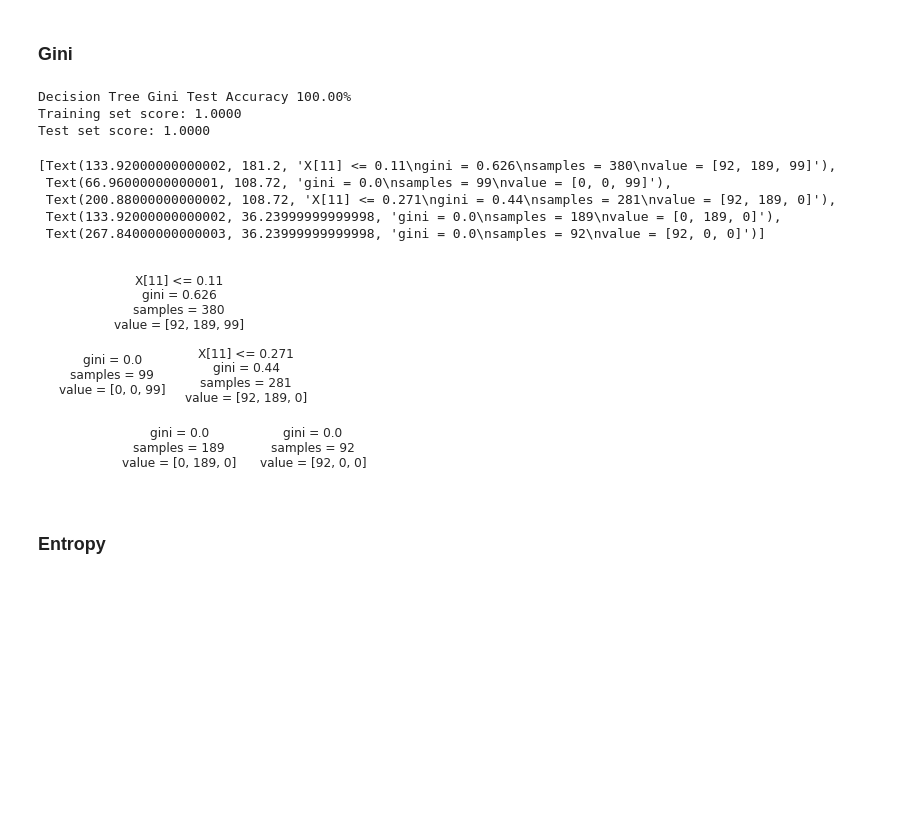
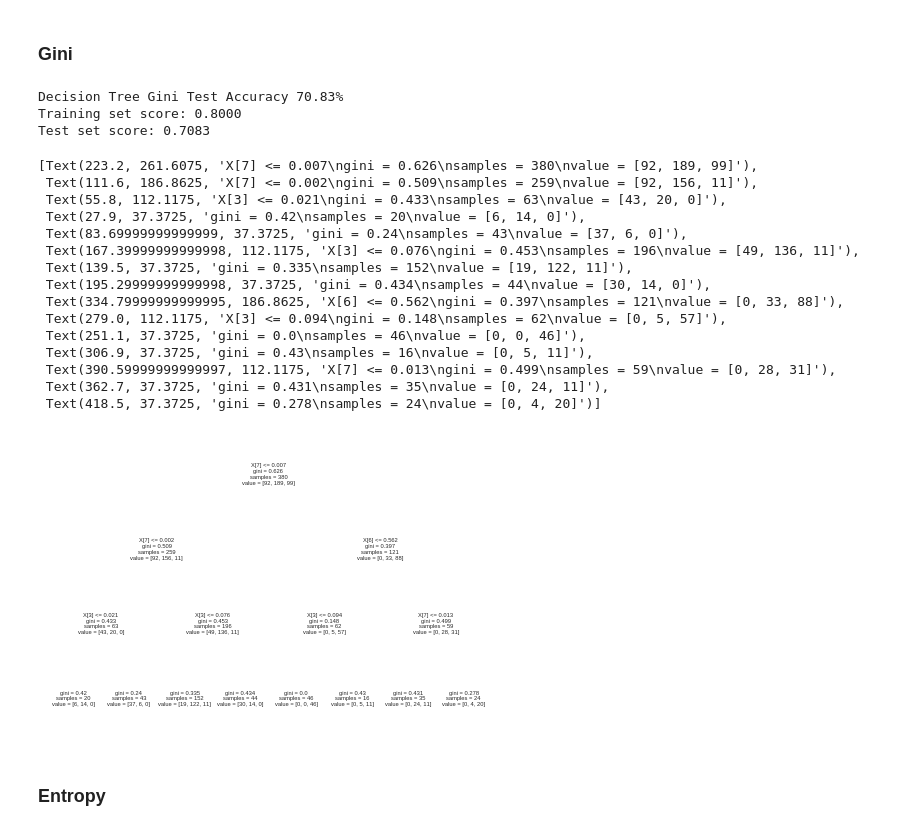
Before and after one commit to cvillarr123/marketingKPI, a Jupyter notebook: CLASIFICACION.ipynb, the cells around one changed output. Cells and saved outputs as stored; diff of their text form; code cells hidden in the pictures; blank space fills up the shorter version.

```diff
--- a/CLASIFICACION.ipynb
+++ b/CLASIFICACION.ipynb
@@ -377,0 +553,25 @@ data.head(2)
+# %%
+# Eliminar emoji
+
+# Reference : https://gist.github.com/slowkow/7a7f61f495e3dbb7e3d767f97bd7304b
+def remove_emoji(message):
+    emoji_pattern = re.compile("["
+                           u"\U0001F600-\U0001F64F"  # emoticons
+                           u"\U0001F300-\U0001F5FF"  # symbols & pictographs
+                           u"\U0001F680-\U0001F6FF"  # transport & map symbols
+                           u"\U0001F1E0-\U0001F1FF"  # flags (iOS)
+                           u"\U00002702-\U000027B0"
+                           u"\U000024C2-\U0001F251"
+                           "]+", flags=re.UNICODE)
+    return emoji_pattern.sub(r'', message)
+
+remove_emoji("Omg another Earthquake 😔😔")
+
+data['message_transformada']=data['Promoted post message'].apply(lambda x: remove_emoji(x))
+# %%
+#Eliminar  punctuation
+def remove_punct(message):
+    table=str.maketrans('','',string.punctuation)
+    return message.translate(table)
+
+data['message_transformada']=data['message_transformada'].apply(lambda x : remove_punct(x))
@@ -893,7 +1349,7 @@ Requirement already satisfied: joblib>=0.11 in /usr/local/lib/python3.7/dist-pac
 # %%
 print(x_train.columns)
-x_train_cp = x_train.drop(['Unique leads','Cost per on-Facebook lead'],axis=1 )
-x_test_cp = x_test.drop(['Unique leads','Cost per on-Facebook lead'],axis=1 )
+x_train_cp = x_train.drop(['Unique leads','Impressions', 'Reach', 'Link clicks','Cost','CTR','Cost per on-Facebook lead'],axis=1 )
+x_test_cp = x_test.drop(['Unique leads','Impressions', 'Reach', 'Link clicks','Cost','CTR','Cost per on-Facebook lead'],axis=1 )
 print(x_train_cp.columns)
 print(x_test_cp.columns)
 
@@ -1417,41 +1870,51 @@ clf_gini = DecisionTreeClassifier(criterion='gini', max_depth=3, random_state=0)
 
 
 # fit the model
-clf_gini.fit(x_train, y_train)
-acc = clf_gini.score(x_test, y_test)*100
+clf_gini.fit(x_train_cp, y_train)
+acc = clf_gini.score(x_test_cp, y_test)*100
 accuracies['Decision Tree gini'] = acc
 print("Decision Tree Gini Test Accuracy {:.2f}%".format(acc))
 
 #Compare the train-set and test-set accuracy
 
-y_pred_gini = clf_gini.predict(x_test)
-y_pred_train_gini = clf_gini.predict(x_train)
+y_pred_gini = clf_gini.predict(x_test_cp)
+y_pred_train_gini = clf_gini.predict(x_train_cp)
 y_pred_train_gini
 
 #Check for overfitting and underfitting
 # print the scores on training and test set
 
-print('Training set score: {:.4f}'.format(clf_gini.score(x_train, y_train)))
+print('Training set score: {:.4f}'.format(clf_gini.score(x_train_cp, y_train)))
 
-print('Test set score: {:.4f}'.format(clf_gini.score(x_test, y_test)))
+print('Test set score: {:.4f}'.format(clf_gini.score(x_test_cp, y_test)))
 # %% [output]
-Decision Tree Gini Test Accuracy 100.00%
-Training set score: 1.0000
-Test set score: 1.0000
+Decision Tree Gini Test Accuracy 70.83%
+Training set score: 0.8000
+Test set score: 0.7083
 # %%
 # Visualize decision-trees
 
 
 from sklearn import tree
 
-tree.plot_tree(clf_gini.fit(x_train, y_train))
+tree.plot_tree(clf_gini.fit(x_train_cp, y_train))
 # %% [output]
-[Text(133.92000000000002, 181.2, 'X[11] <= 0.11\ngini = 0.626\nsamples = 380\nvalue = [92, 189, 99]'),
- Text(66.96000000000001, 108.72, 'gini = 0.0\nsamples = 99\nvalue = [0, 0, 99]'),
- Text(200.88000000000002, 108.72, 'X[11] <= 0.271\ngini = 0.44\nsamples = 281\nvalue = [92, 189, 0]'),
- Text(133.92000000000002, 36.23999999999998, 'gini = 0.0\nsamples = 189\nvalue = [0, 189, 0]'),
- Text(267.84000000000003, 36.23999999999998, 'gini = 0.0\nsamples = 92\nvalue = [92, 0, 0]')]
+[Text(223.2, 261.6075, 'X[7] <= 0.007\ngini = 0.626\nsamples = 380\nvalue = [92, 189, 99]'),
+ Text(111.6, 186.8625, 'X[7] <= 0.002\ngini = 0.509\nsamples = 259\nvalue = [92, 156, 11]'),
+ Text(55.8, 112.1175, 'X[3] <= 0.021\ngini = 0.433\nsamples = 63\nvalue = [43, 20, 0]'),
+ Text(27.9, 37.3725, 'gini = 0.42\nsamples = 20\nvalue = [6, 14, 0]'),
+ Text(83.69999999999999, 37.3725, 'gini = 0.24\nsamples = 43\nvalue = [37, 6, 0]'),
+ Text(167.39999999999998, 112.1175, 'X[3] <= 0.076\ngini = 0.453\nsamples = 196\nvalue = [49, 136, 11]'),
+ Text(139.5, 37.3725, 'gini = 0.335\nsamples = 152\nvalue = [19, 122, 11]'),
+ Text(195.29999999999998, 37.3725, 'gini = 0.434\nsamples = 44\nvalue = [30, 14, 0]'),
+ Text(334.79999999999995, 186.8625, 'X[6] <= 0.562\ngini = 0.397\nsamples = 121\nvalue = [0, 33, 88]'),
+ Text(279.0, 112.1175, 'X[3] <= 0.094\ngini = 0.148\nsamples = 62\nvalue = [0, 5, 57]'),
+ Text(251.1, 37.3725, 'gini = 0.0\nsamples = 46\nvalue = [0, 0, 46]'),
+ Text(306.9, 37.3725, 'gini = 0.43\nsamples = 16\nvalue = [0, 5, 11]'),
+ Text(390.59999999999997, 112.1175, 'X[7] <= 0.013\ngini = 0.499\nsamples = 59\nvalue = [0, 28, 31]'),
+ Text(362.7, 37.3725, 'gini = 0.431\nsamples = 35\nvalue = [0, 24, 11]'),
+ Text(418.5, 37.3725, 'gini = 0.278\nsamples = 24\nvalue = [0, 4, 20]')]
-[figure, old version]
+[figure, new version]
 # %% [markdown]
 ### Entropy
 # %%
```
Also changed, not shown: parts of 116 cells of this notebook.
